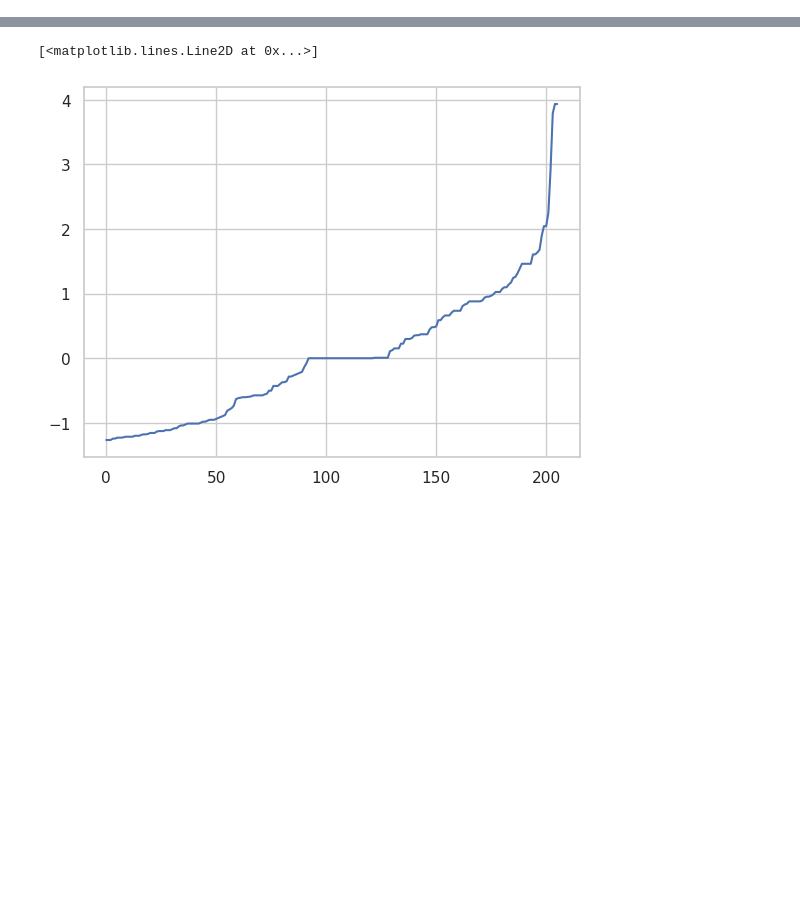
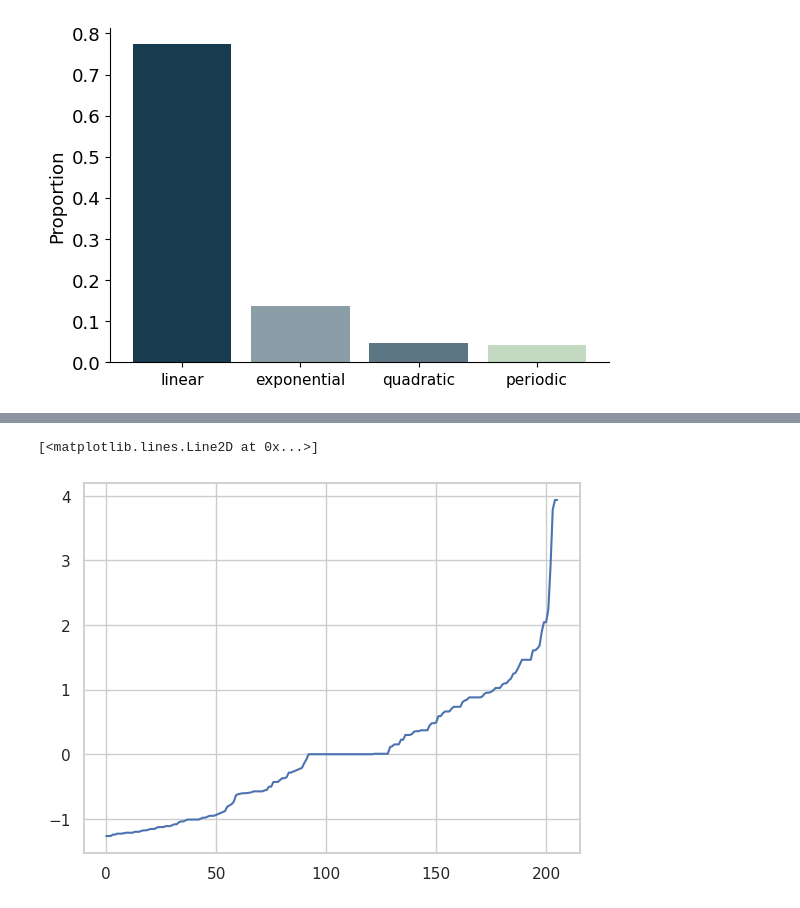
Before and after one commit to akjagadish/meta-learning-ecological-priors-from-llms, a Jupyter notebook: functionlearning/Function_Learning.ipynb, the cells around one changed output, grey strips where cells are left out. Saved outputs shown, nothing was run; the diff lists cells and outputs as text; code cells hidden in the pictures; blank space fills up the shorter version.

```diff
--- a/functionlearning/Function_Learning.ipynb
+++ b/functionlearning/Function_Learning.ipynb
@@ -35,0 +42,85 @@ proportion_function_types(0, first=False)
+# %%
+SYS_PATH = '/u/ajagadish/ermi'
+PARADIGM_PATH = f"{SYS_PATH}/functionlearning"
+mode=0
+
+# set env_name and color_stats based on mode
+if mode == 0:
+    env_name = f'{PARADIGM_PATH}/data/generated_tasks/claude_generated_functionlearningtasks_paramsNA_dim1_data20_tasks9991_run0_procid0_pversion2.csv'
+    color_stats = '#405A63'  # '#2F4A5A'# '#173b4f'
+elif mode == 1:
+    env_name = f'{PARADIGM_PATH}/data/generated_tasks/synthetic_functionlearning_tasks_dim1_data25_tasks10000.csv'
+    color_stats = '#66828F'  # 5d7684'# '#5d7684'
+elif mode == 2:
+    env_name = f'{PARADIGM_PATH}/data/generated_tasks/real_data_dim1_methodbest_lichtenberg2017.csv'
+    color_stats = '#173b4f'  # '#0D2C3D' #'#8b9da7'
+
+df = pd.read_csv(env_name)
+first=True
+max_tasks = 1000
+tasks = range(0, max_tasks) if first else np.random.choice(df.task_id.unique(), max_tasks, replace=False)
+df = df[df['task_id'].isin(tasks)]
+
+# parse single-element list strings
+def parse_val(v):
+    try:
+
+
+        return eval(str(v))[0]
+    except:
+        return float(str(v).strip("[]"))
+
+df["input"] = df["input"].apply(parse_val)
+df["target"] = df["target"].apply(parse_val)
+
+# per-task max-abs normalization
+df["input"] = df.groupby("task_id")["input"].transform(lambda x: x / np.abs(x).max() if x.max()!=0 else x)
+df["target"] = df.groupby("task_id")["target"].transform(lambda x: x / np.abs(x).max() if x.max()!=0 else x)
+
+model_df = pd.read_csv(f"{PARADIGM_PATH}/data/stats/fitted_model_params_function_types_{str(mode)}.csv")
+linear_params = pd.read_csv(f"{PARADIGM_PATH}/data/stats/fitted_linear_model_params_function_types_{str(mode)}.csv")
+# Settings
+FONTSIZE=13
+plt.rcParams.update({"font.size": FONTSIZE})
+functions=["linear", "exponential", "quadratic", "periodic"]
+colors=["#173b4f","#8b9da7",'#5d7684', '#c4d9c2'][:len(functions)]
+props=model_df["model"].value_counts(normalize=True).reindex(functions,fill_value=0)
+plt.figure(figsize=(6,4))
+pos=np.arange(len(functions))*0.6
+plt.bar(pos,props.values,color=colors,width=0.5)
+plt.xticks(pos,functions,fontsize=FONTSIZE-2); plt.ylabel("Proportion");
+# plt.title("Proportion of best models");
+sns.despine(); plt.grid(False); plt.tight_layout(); plt.show()
+
+# overlay plot
+plt.figure(figsize=(6,4))
+n_best=3
+# test=["periodic"]
+for idx, model in enumerate(functions):
+    top=model_df[model_df["model"]==model][47:53]
+    if mode == 0:
+        if model=='periodic':
+            top = model_df[model_df["model"]==model][6:10]
+        elif model == 'exponential':
+            top = model_df[model_df["model"]==model].loc[model_df[model_df["model"]==model]['p2'].sort_values()[-14:-10].index.values]
+
+    for tid in top["task_id"]:
+        g=df[df["task_id"]==tid]
+        xs=g["input"].values.astype(float); ys=g["target"].values.astype(float)
+        ord=np.argsort(xs); plt.plot(xs[ord],ys[ord],color=colors[idx],lw=2)
+        plt.xlabel("Normalised input"); plt.ylabel("Normalised target");
+
+# plt.title(f"Top‑{n_best} functions per model");
+plt.grid(False);  sns.despine(); plt.tight_layout(); plt.show()
+# linear coeffs plot
+slopes = linear_params["slope"].values
+offs = linear_params["offset"].values
+means=[slopes.mean(),offs.mean()]; stds=[slopes.std(ddof=1)/np.sqrt(len(slopes)),offs.std(ddof=1)/np.sqrt(len(slopes))]
+plt.figure(figsize=(6,4))
+xp=np.arange(2)*0.6; plt.bar(xp,means,yerr=stds,width=0.5,color=colors[0],capsize=5)
+plt.xticks(xp,["slope","offset"],fontsize=FONTSIZE-2)
+plt.ylabel("Value (mean ± SEM)");
+# plt.title("Linear coefficients");
+plt.grid(False); sns.despine(); plt.tight_layout(); plt.show()
+# %% [output]
+[figure, added]
```
Also changed, not shown: parts of 7 cells of this notebook.
